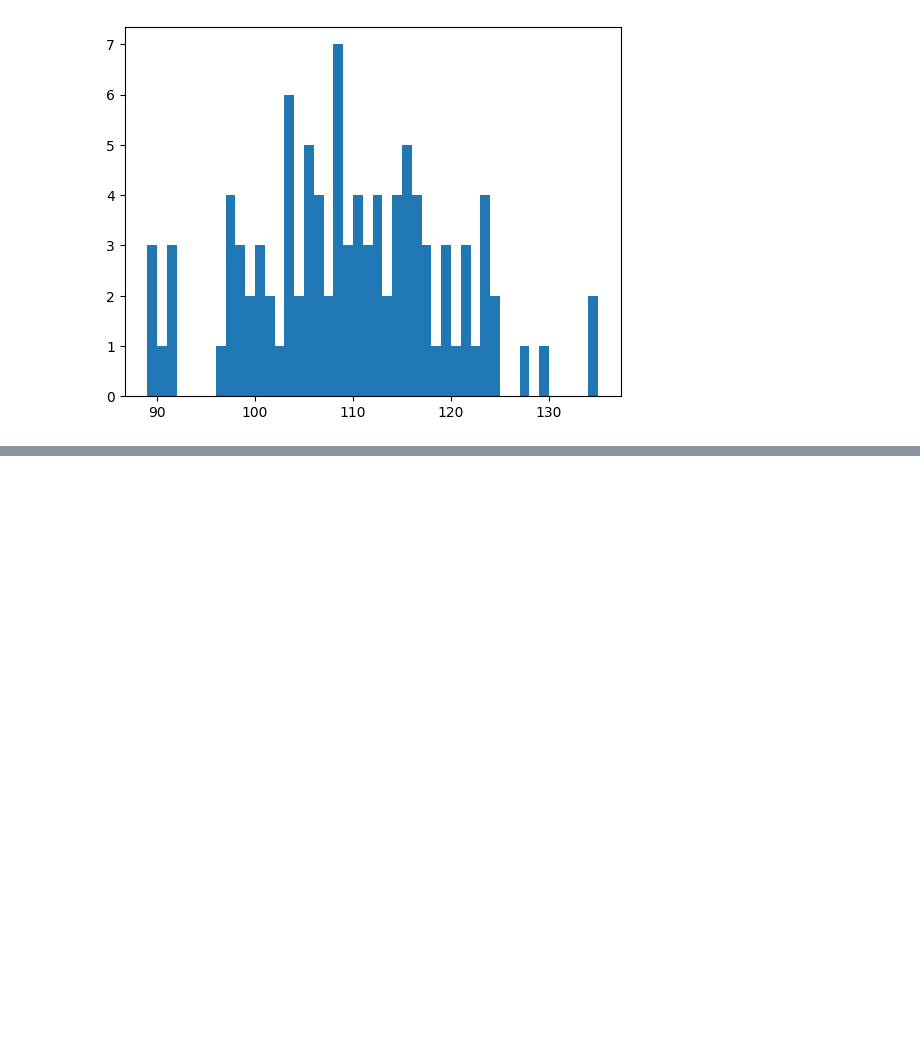
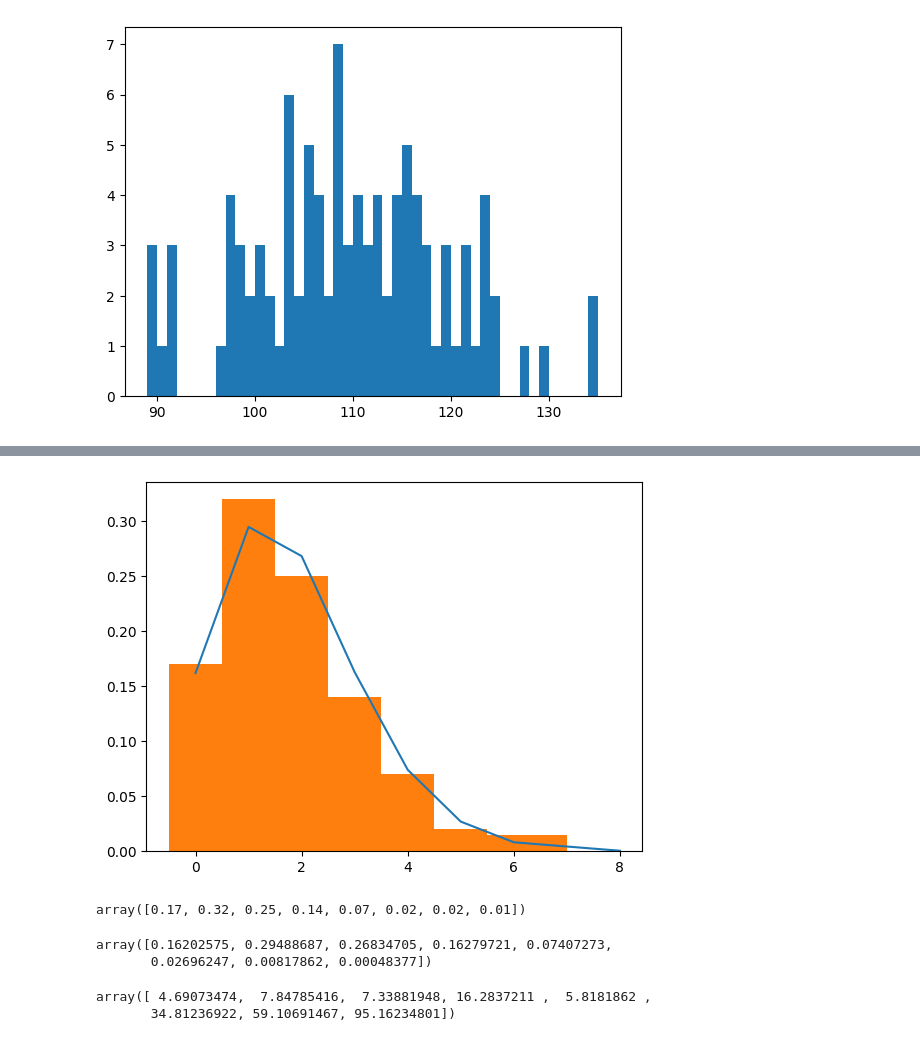
Before and after one commit to Paolitoes/Comic-Ray-Monte-Carlo-Simulations, a Jupyter notebook: distributiontesting.ipynb, the cells around one changed output, grey strips where cells are left out. Drawn from its saved outputs; the diff is of its cells as text; code cells hidden in the pictures; blank space fills up the shorter version.

```diff
--- a/distributiontesting.ipynb
+++ b/distributiontesting.ipynb
@@ -144,0 +137,2 @@ max(Gcounts)-min(Gcounts)
+# %%
+means = np.mean(datasets,axis=1)
@@ -144,0 +168,25 @@ max(Gcounts)-min(Gcounts)
+# %%
+testx1, testf1 = np.unique_counts(datasets[0])
+# %%
+testy1 = poisson(means[0],testx1)
+# %%
+plt.figure()
+plt.plot(testx1,testy1)
+plt.hist(counts1,bins=testx1,density=True,align='left')
+plt.show()
+# %% [output]
+[figure, added]
+# %%
+testf1/sum(testf1)
+# %% [output]
+array([0.17, 0.32, 0.25, 0.14, 0.07, 0.02, 0.02, 0.01])
+# %%
+testy1
+# %% [output]
+array([0.16202575, 0.29488687, 0.26834705, 0.16279721, 0.07407273,
+       0.02696247, 0.00817862, 0.00048377])
+# %%
+np.abs((testy1-testf1/sum(testf1))/(testf1/sum(testf1)))*100
+# %% [output]
+array([ 4.69073474,  7.84785416,  7.33881948, 16.2837211 ,  5.8181862 ,
+       34.81236922, 59.10691467, 95.16234801])
```
Also changed, not shown: parts of 20 cells of this notebook, 2 other files.
